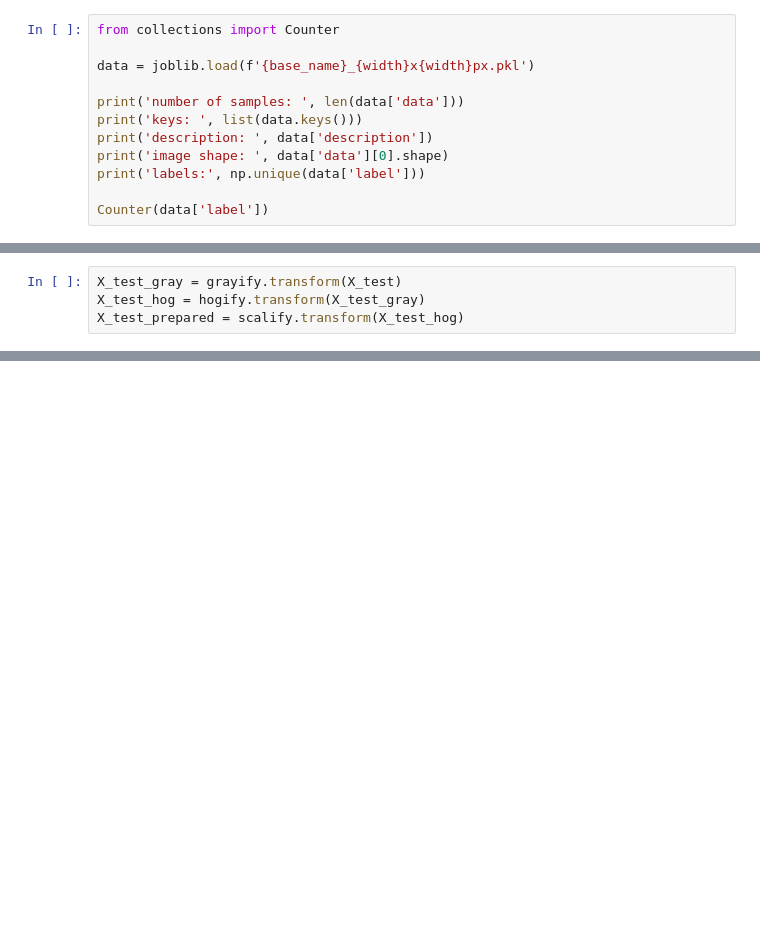
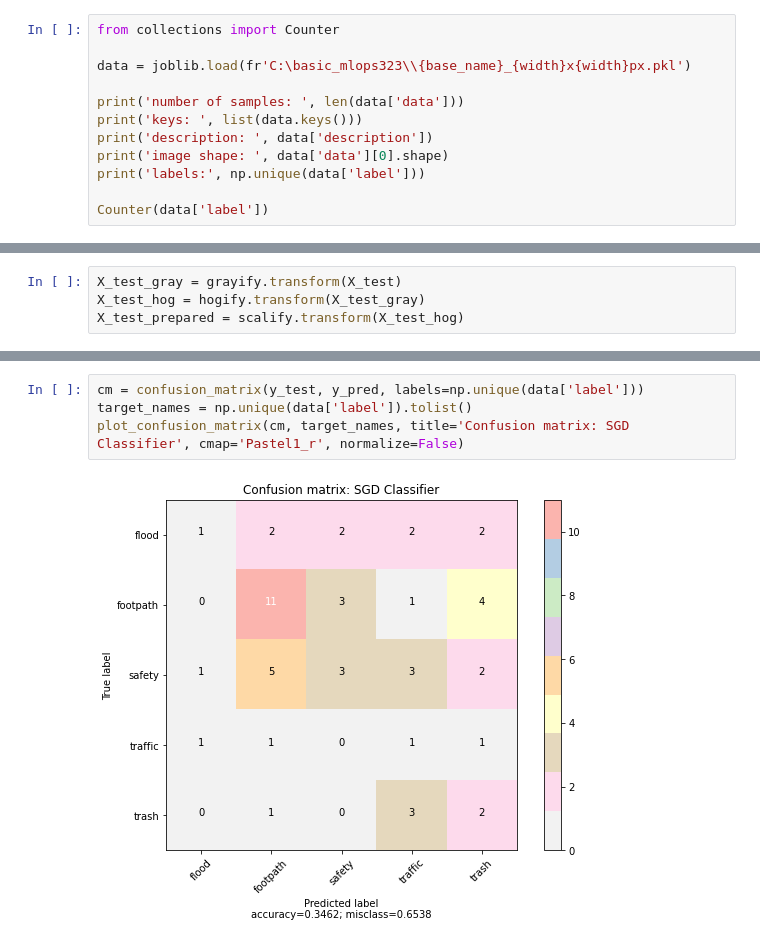
Before and after one commit to JimTaeH/MLOps323, a Jupyter notebook: ML_Model/ML Image Classification.ipynb, the cells around one changed output, grey strips where cells are left out. Saved outputs shown, nothing was run; the diff lists cells and outputs as text; blank space fills up the shorter version.

```diff
--- a/ML_Model/ML Image Classification.ipynb
+++ b/ML_Model/ML Image Classification.ipynb
@@ -75,7 +84,7 @@ trash
 # %%
 from collections import Counter
 
-data = joblib.load(f'{base_name}_{width}x{width}px.pkl')
+data = joblib.load(fr'C:\basic_mlops323\\{base_name}_{width}x{width}px.pkl')
 
 print('number of samples: ', len(data['data']))
 print('keys: ', list(data.keys()))
@@ -281,0 +373,6 @@ f1
+# %%
+cm = confusion_matrix(y_test, y_pred, labels=np.unique(data['label']))
+target_names = np.unique(data['label']).tolist()
+plot_confusion_matrix(cm, target_names, title='Confusion matrix: SGD Classifier', cmap='Pastel1_r', normalize=False)
+# %% [output]
+[figure, added]
```
Also changed, not shown: parts of 22 cells of this notebook, 1 other file.
